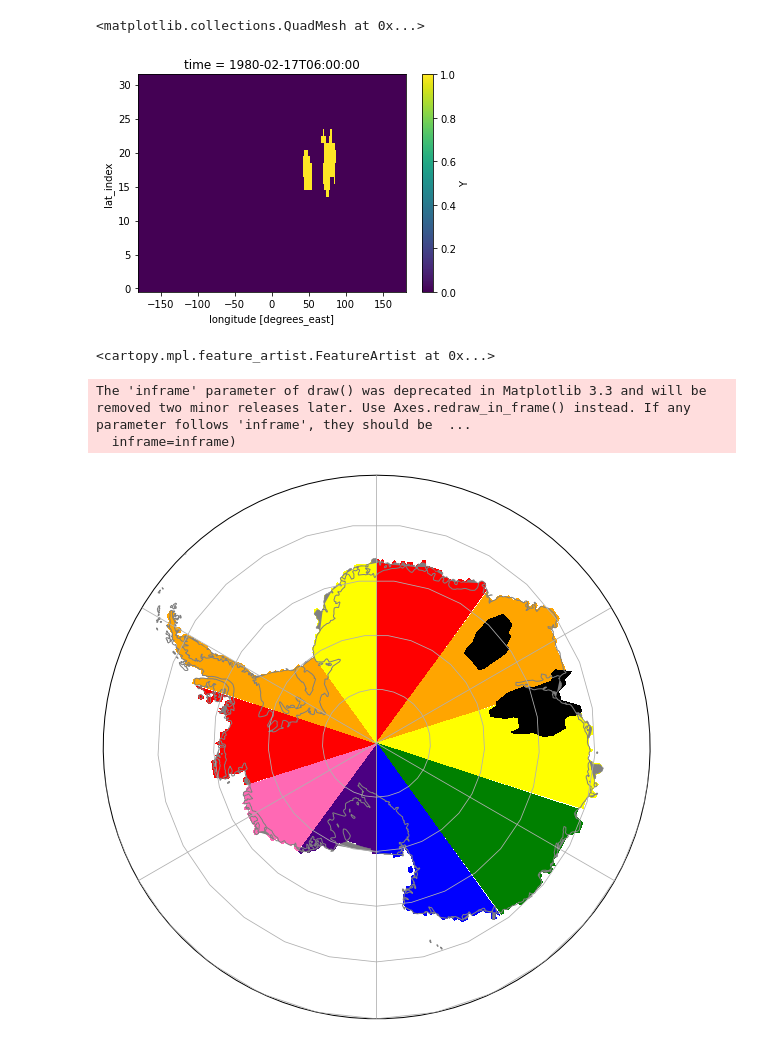
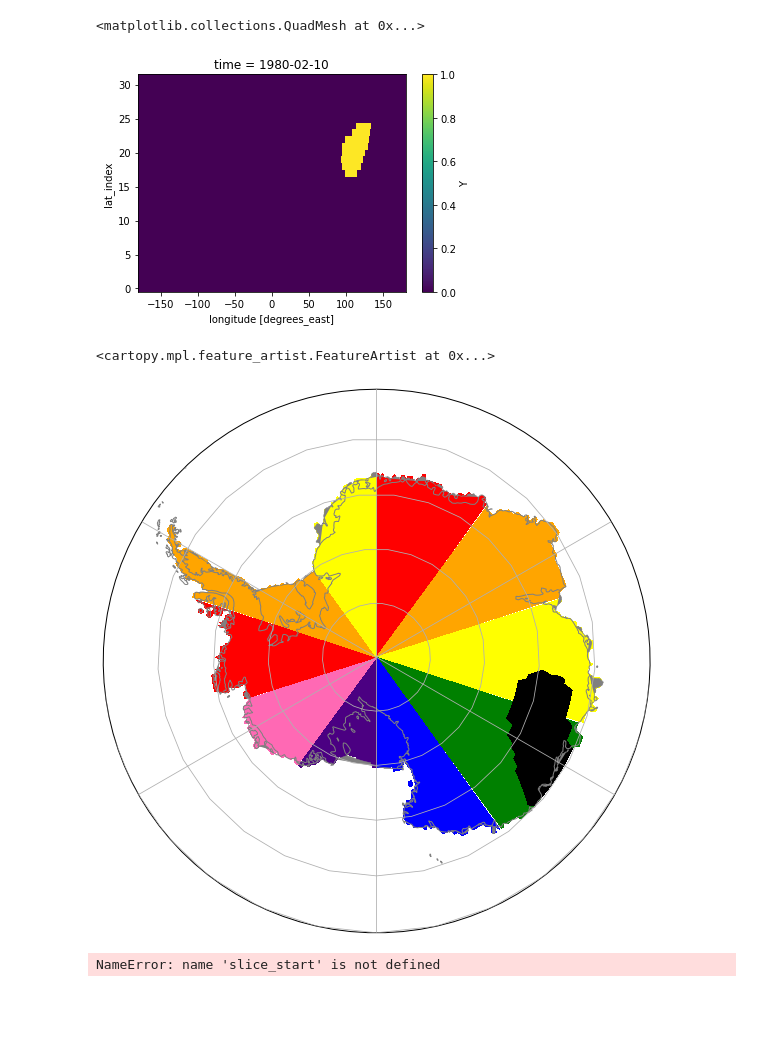
Before and after one commit to rlbaiman/AntarcticAR_ML, a Jupyter notebook: Make_Y_data/Make_CNN_Y_data.ipynb, the cells around one changed output. Cells and saved outputs as stored; diff of their text form; code cells hidden in the pictures; blank space fills up the shorter version.

```diff
--- a/Make_Y_data/Make_CNN_Y_data.ipynb
+++ b/Make_Y_data/Make_CNN_Y_data.ipynb
@@ -18,10 +18,10 @@ data = data.load()
 ## only label landfalling AR
 data['Y'] = xr.where(data.Y.isin([1100, 1101, 1110, 1111]),1, 0)
 # %%
-data.isel(time = 89).Y.plot()
+data.isel(time = 60).Y.plot()
 # %% [output]
 <matplotlib.collections.QuadMesh at 0x...>
-[figure, old version]
+[figure, new version]
 # %%
 #load maps
 ocean_50m = cfeature.NaturalEarthFeature('physical', 'ocean', '50m',edgecolor='lightblue',facecolor='white') # 10m, 50m, 110m # edgecolor lightblue
@@ -42,31 +42,32 @@ colors = ['red', 'orange','yellow', 'green','blue', 'indigo', 'hotpink',
 # %%
 fig, ax=plt.subplots(ncols=1,nrows=1,figsize=(10,10),subplot_kw={'projection': ccrs.SouthPolarStereo(central_longitude=0)})
 
 
 ax.set_extent([-180, 180, -90, -60], ccrs.PlateCarree())
 theta = np.linspace(0, 2*np.pi, 100)
 center, radius = [0.5, 0.5], 0.5
 verts = np.vstack([np.sin(theta), np.cos(theta)]).T
 circle = mpath.Path(verts * radius + center)
 ax.set_boundary(circle, transform=ax.transAxes)
 grid=ax.gridlines(zorder = 20)
 grid.n_steps=30
 
 for s in range(len(slice_start)):
     slice_data = basins.sel(lon  = slice(slice_start[s], slice_end[s]))
     ax.contourf(slice_data.lon, slice_data.lat, slice_data.values ,cmap = ListedColormap(['none', colors[s]]), transform=ccrs.PlateCarree())
 
-ax.contourf(data.lon, data.lat, data.isel(time = 89).Y,cmap = ListedColormap(['none', 'black']), transform=ccrs.PlateCarree())
+ax.contourf(data.lon, data.lat, data.isel(time = 60).Y,cmap = ListedColormap(['none', 'black']), transform=ccrs.PlateCarree())
 
 ax.coastlines(resolution='50m', color = 'grey',linewidth = 1,zorder = 11)
 ax.add_feature(ice_shelf_line, color = 'grey', linewidth = .5,zorder = 11)
 # %% [output]
 <cartopy.mpl.feature_artist.FeatureArtist at 0x...>
-The 'inframe' parameter of draw() was deprecated in Matplotlib 3.3 and will be removed two minor releases later. Use Axes.redraw_in_frame() instead. If any parameter follows 'inframe', they should be  ...
-  inframe=inframe)
-[figure, old version]
+[figure, new version]
 # %%
 list_results = []
 for s in range(len(slice_start)):
     list_results.append(data.sel(lon = slice(slice_start[s], slice_end[s])).Y.sum(dim = ('lat_index','lon')))
+ar_data = np.vstack(list_results)
+# %% [output]
+NameError: name 'slice_start' is not defined
 # %%
```
Also changed, not shown: parts of 3 cells of this notebook, 5 other files.
